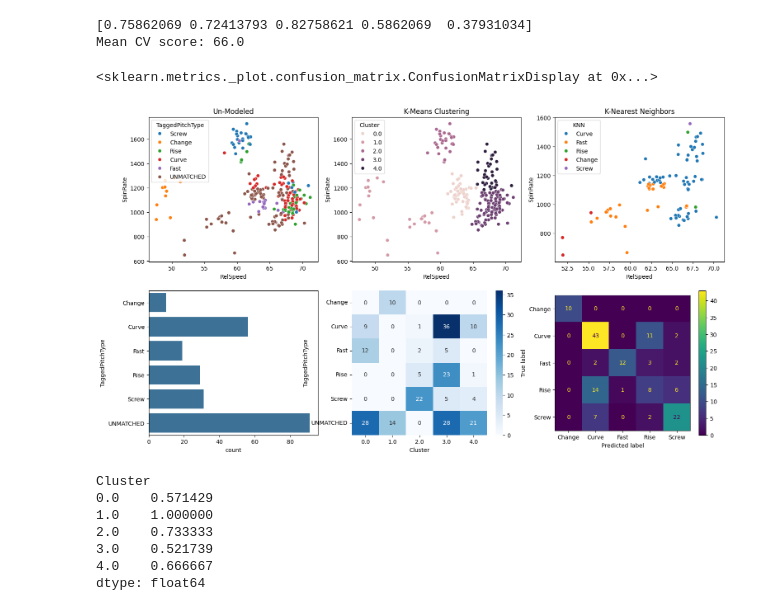
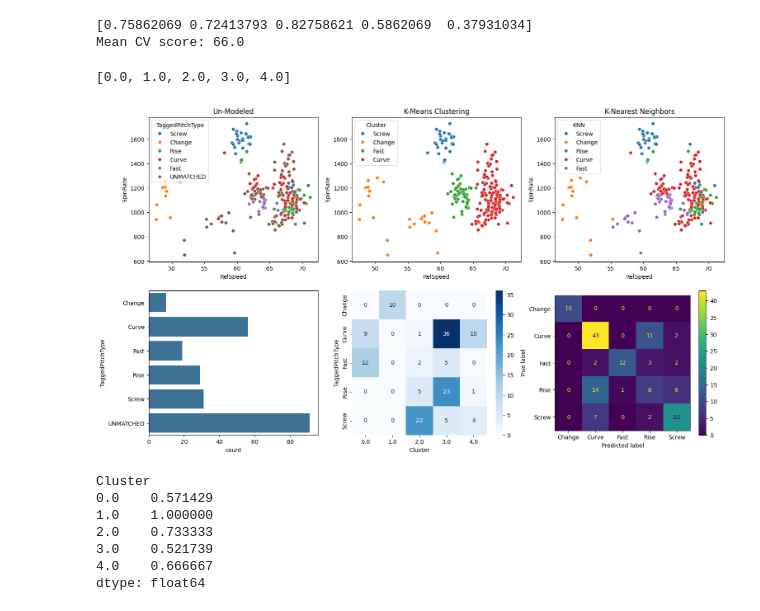
Before and after one commit to mikeSheehey/Tabular_Project_DATA4380, a Jupyter notebook: tabular/Softball_4380.ipynb, the cells around one changed output. Cells and saved outputs as stored; diff of their text form; code cells hidden in the pictures.

```diff
--- a/tabular/Softball_4380.ipynb
+++ b/tabular/Softball_4380.ipynb
@@ -478,6 +567,13 @@ KNeighborsClassifier()
 # %%
 X_unknown = scaler.transform(unknown[features]) # predicts flagged rows
 unknown['KNN'] = KNN.predict(X_unknown)
+
+model_df['KNN'] = model_df['TaggedPitchType']
+mask = model_df['TaggedPitchType'] == 'UNMATCHED'
+
+model_df.loc[mask, 'KNN'] = KNN.predict(
+    scaler.transform(model_df.loc[mask, features])
+)
 # %%
 from sklearn.model_selection import cross_val_score
 
@@ -518,3 +608,22 @@ ct = pd.crosstab(
+# %%
+ct = pd.crosstab(
+    model_df.loc[
+        model_df['TaggedPitchType'] != 'UNMATCHED',
+        'TaggedPitchType'
+    ],
+    model_df.loc[
+        model_df['TaggedPitchType'] != 'UNMATCHED',
+        'Cluster'
+    ]
+)
+
+cluster_labels = ct.idxmax()
+# %%
+ct.columns.tolist()
+# %% [output]
+[0.0, 1.0, 2.0, 3.0, 4.0]
+# %%
+model_df['Cluster'] = model_df['Cluster'].map(cluster_labels)
 # %%
 fig, ax = plt.subplots(2, 3, figsize=(18,10))
 
@@ -529,36 +638,43 @@ sns.countplot(
     data=model_df['TaggedPitchType'],
     saturation=.6,
     order=['Change', 'Curve', 'Fast', 'Rise', 'Screw', 'UNMATCHED'],
     ax=ax[1][0]
 )
+
 sns.scatterplot(
     data=model_df,
     x='RelSpeed',
     y='SpinRate',
     hue='Cluster',
     ax=ax[0][1]
 ).set_title('K-Means Clustering')
 sns.heatmap(
     ct,
     annot=True,
     fmt='d',
     cmap='Blues',
     ax=ax[1][1]
 )
+
 sns.scatterplot(
-    data=unknown,
+    data=model_df,
     x='RelSpeed',
     y='SpinRate',
     hue='KNN',
     ax=ax[0][2]
 ).set_title('K-Nearest Neighbors')
 ConfusionMatrixDisplay(
     confusion_matrix=cm,
     display_labels=KNN.classes_
 ).plot(ax=ax[1][2])
+
+fig.savefig(
+    'Pitch_Model_Comparison.png',
+    dpi=300,
+    bbox_inches='tight'
+)
 # %% [output]
-<sklearn.metrics._plot.confusion_matrix.ConfusionMatrixDisplay at 0x...>
-[figure, old version]
+[figure, new version]
 # %%
 ct = pd.crosstab(
     known['Cluster'],
```
Also changed, not shown: parts of 31 cells of this notebook, 4 other files.
